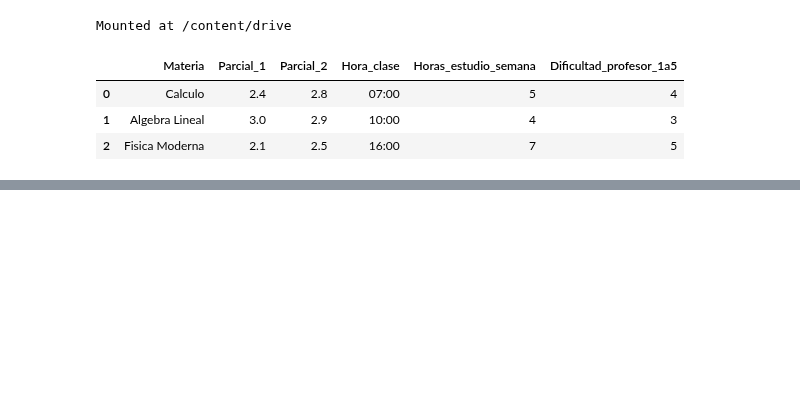
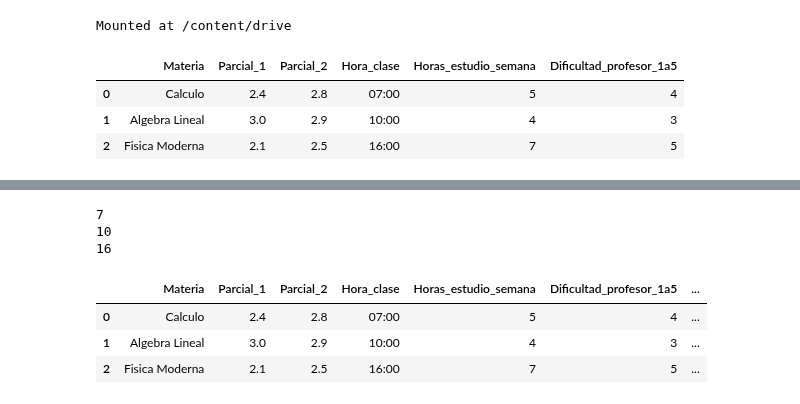
Before and after one commit to asegura4488/MetodosComputacionales2026, a Jupyter notebook: Semana13/RiesgoMaterias.ipynb, the cells around one changed output, grey strips where cells are left out. Drawn from its saved outputs; the diff is of its cells as text; code cells hidden in the pictures; blank space fills up the shorter version.

```diff
--- a/Semana13/RiesgoMaterias.ipynb
+++ b/Semana13/RiesgoMaterias.ipynb
@@ -26,0 +54,24 @@ df
+# %%
+def riesgo_horario(hora):
+
+  h = int(hora.split(':')[0])
+  print(h)
+  if h <= 7:
+    return 0.7
+  elif 10 <= h <= 14:
+    return 0.2
+  elif h >= 18:
+    return 0.6
+  else:
+    return 0.4
+# %%
+df['R_horario'] = df['Hora_clase'].apply(riesgo_horario)
+df
+# %% [output]
+7
+10
+16
+|  | Materia | Parcial_1 | Parcial_2 | Hora_clase | Horas_estudio_semana | Dificultad_profesor_1a5 | ... |
+| 0 | Calculo | 2.4 | 2.8 | 07:00 | 5 | 4 | ... |
+| 1 | Algebra Lineal | 3.0 | 2.9 | 10:00 | 4 | 3 | ... |
+| 2 | Fisica Moderna | 2.1 | 2.5 | 16:00 | 7 | 5 | ... |
```
Also changed, not shown: parts of 3 cells of this notebook.
